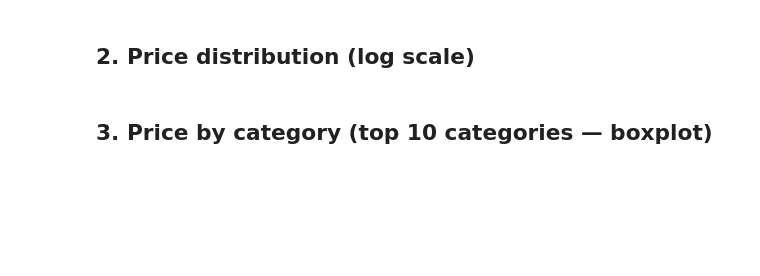
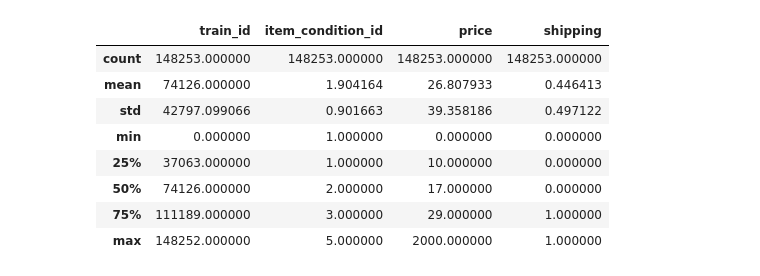
Before and after one commit to heymegzz/dynamic-pricing-engine, a Jupyter notebook: notebooks/01_eda.ipynb, the cells around one changed output. Drawn from its saved outputs; the diff is of its cells as text; code cells hidden in the pictures; blank space fills up the shorter version.

```diff
--- a/notebooks/01_eda.ipynb
+++ b/notebooks/01_eda.ipynb
@@ -35,0 +47,10 @@ df.head()
+# %%
+df['category_main'] = df['category_name'].str.split('/').str[0]
+top_10_cats = df['category_main'].value_counts().head(10)
+
+plt.figure(figsize=(10, 6))
+top_10_cats.sort_values().plot(kind='barh', edgecolor='k')
+plt.title('Top 10 Main Categories by Listing Count')
+plt.xlabel('Count')
+plt.ylabel('Category')
+plt.show()
@@ -36,2 +96,12 @@ df.head()
 # %%
-df.info()
+df.describe()
+# %% [output]
+|  | train_id | item_condition_id | price | shipping |
+| count | 148253.000000 | 148253.000000 | 148253.000000 | 148253.000000 |
+| mean | 74126.000000 | 1.904164 | 26.807933 | 0.446413 |
+| std | 42797.099066 | 0.901663 | 39.358186 | 0.497122 |
+| min | 0.000000 | 1.000000 | 0.000000 | 0.000000 |
+| 25% | 37063.000000 | 1.000000 | 10.000000 | 0.000000 |
+| 50% | 74126.000000 | 2.000000 | 17.000000 | 0.000000 |
+| 75% | 111189.000000 | 3.000000 | 29.000000 | 1.000000 |
+| max | 148252.000000 | 5.000000 | 2000.000000 | 1.000000 |
@@ -42,2 +107,0 @@ print(f"After removing price == 0: {df.shape[0]:,} rows")
-# %% [markdown]
-## 2. Price distribution (log scale)
@@ -69,2 +107,0 @@ print(f"Price stats:\n{df['price'].describe().to_string()}")
-# %% [markdown]
-## 3. Price by category (top 10 categories — boxplot)
```
Also changed, not shown: parts of 24 cells of this notebook, 3 other files.
